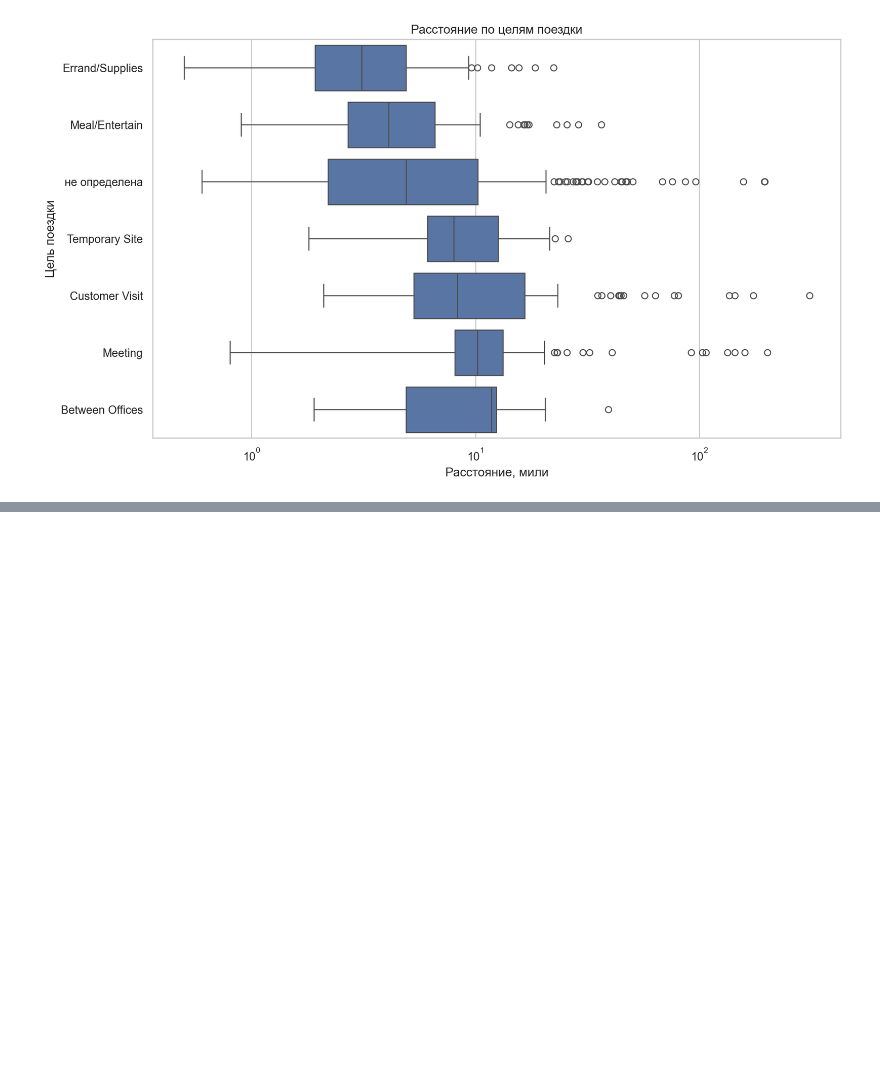
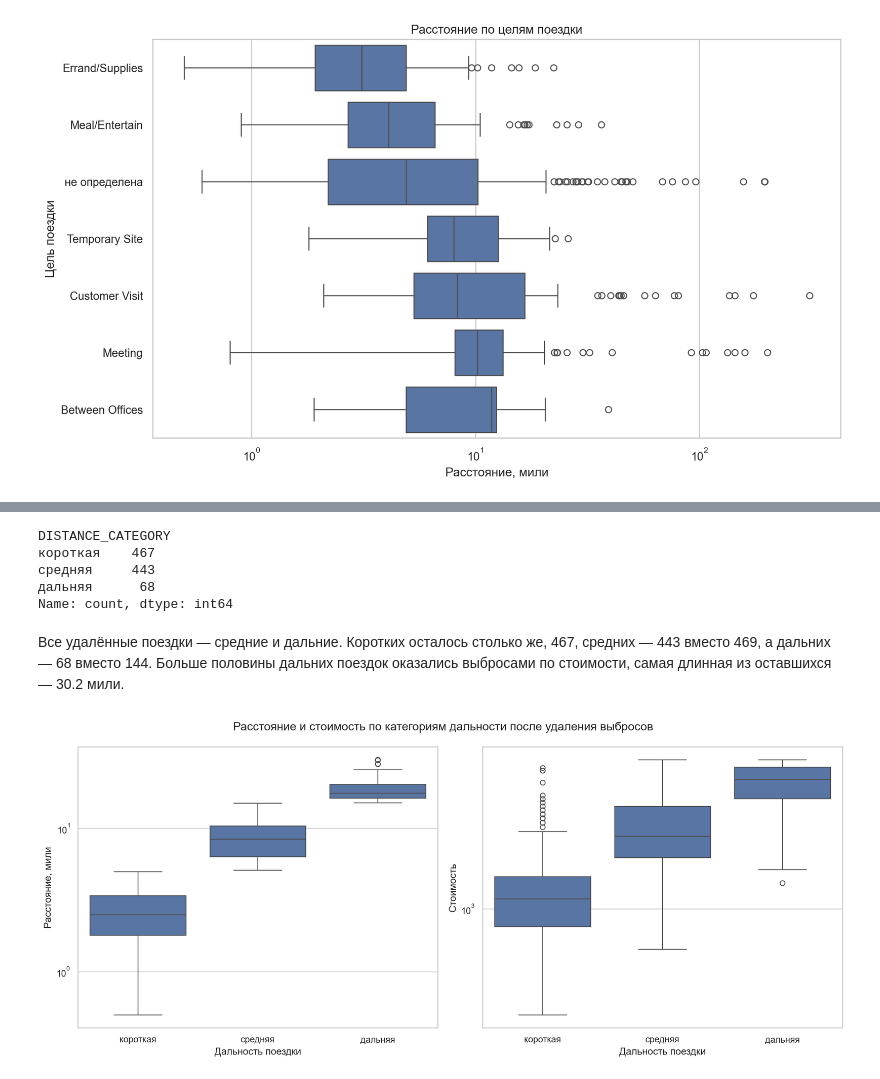
Before and after one commit to Echways/ItDA, a Jupyter notebook: lab-2/ЛР2_Моисеев_1.ipynb, the cells around one changed output, grey strips where cells are left out. Cells and saved outputs as stored; diff of their text form; code cells hidden in the pictures; blank space fills up the shorter version.

```diff
--- a/lab-2/ЛР2_Моисеев_1.ipynb
+++ b/lab-2/ЛР2_Моисеев_1.ipynb
@@ -448,0 +600,22 @@ plt.show()
+# %%
+price_cleaned['DISTANCE_CATEGORY'].value_counts()
+# %% [output]
+DISTANCE_CATEGORY
+короткая    467
+средняя     443
+дальняя      68
+Name: count, dtype: int64
+# %% [markdown]
+Все удалённые поездки — средние и дальние. Коротких осталось столько же, 467, средних — 443 вместо 469, а дальних — 68 вместо 144. Больше половины дальних поездок оказались выбросами по стоимости, самая длинная из оставшихся — 30.2 мили.
+# %%
+fig, axes = plt.subplots(1, 2, figsize=(14, 6))
+
+for ax, column in zip(axes, ['MILES', 'PRICE']):
+    sns.boxplot(data=price_cleaned, x='DISTANCE_CATEGORY', y=column, ax=ax)
+    ax.set(yscale='log', xlabel='Дальность поездки', ylabel=LABELS[column])
+
+fig.suptitle('Расстояние и стоимость по категориям дальности после удаления выбросов')
+fig.tight_layout()
+plt.show()
+# %% [output]
+[figure, added]
```
Also changed, not shown: parts of 28 cells of this notebook, 22 other files.
